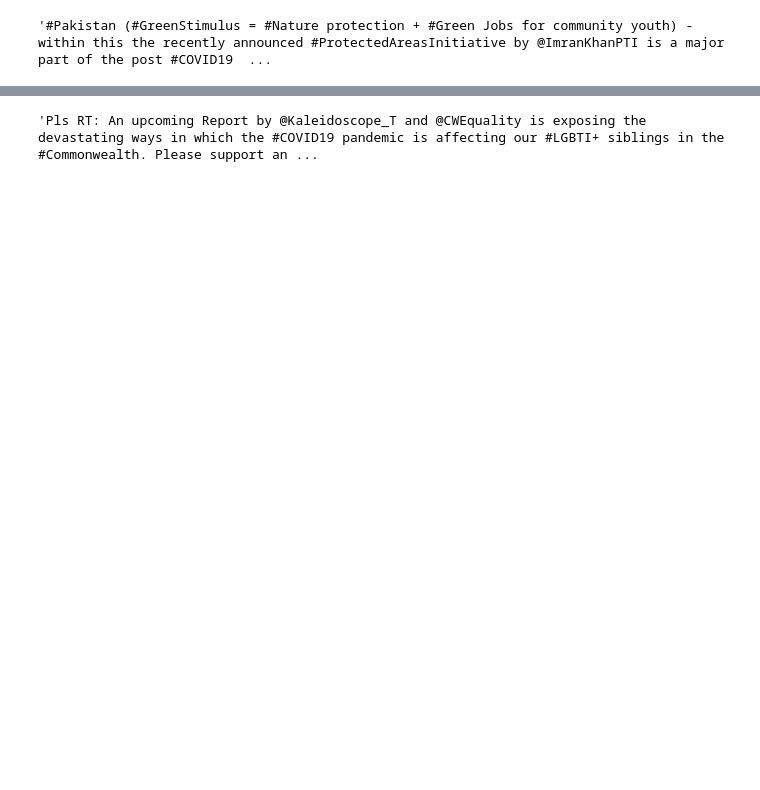
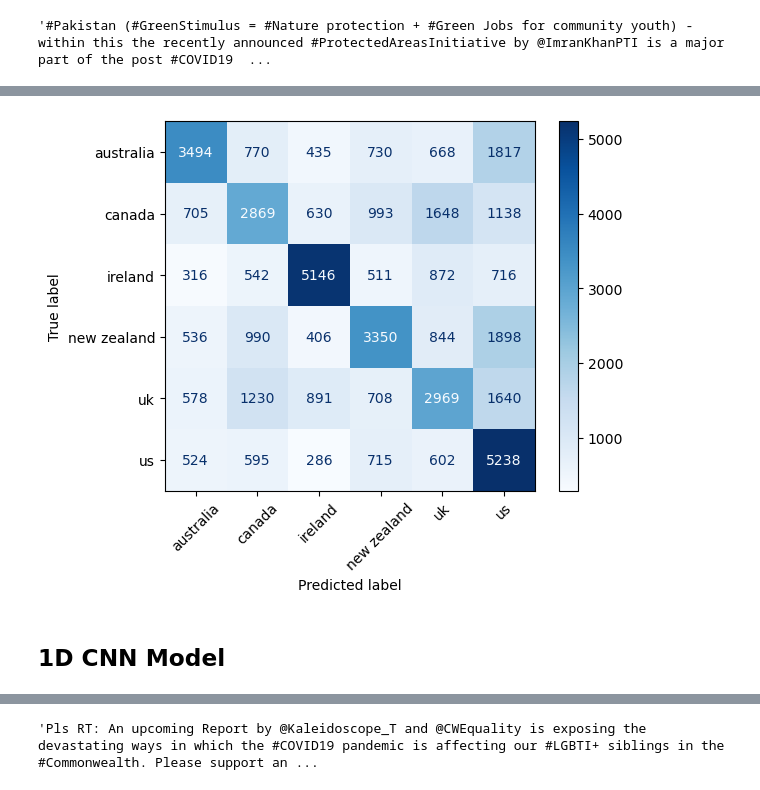
Before and after one commit to mnovovil/CountryClassificationOfCovidTweetsNLP, a Jupyter notebook: code.ipynb, the cells around one changed output, grey strips where cells are left out. Cells and saved outputs as stored; diff of their text form; code cells hidden in the pictures; blank space fills up the shorter version.

```diff
--- a/code.ipynb
+++ b/code.ipynb
@@ -307,5 +948,0 @@ len(word_index)
-# %%
-X = tokenizer.texts_to_sequences(training_df['final_text'].values)
-X = pad_sequences(X, maxlen=150)
-# %%
-y = pd.get_dummies(training_df['country'])
@@ -477,0 +949,11 @@ test_df['final_text'] = test_df['cleaned_text'] + test_df['url_info']
+# %%
+x_train, x_test, y_train, y_test = train_test_split(X,y,test_size=0.2, random_state = 0)
+# %%
+nb_pipeline = Pipeline([
+  ("tf-idf", TfidfVectorizer(sublinear_tf = True,
+  							stop_words = 'english')),
+  ("nb", MultinomialNB())
+])
+nb_pipeline.fit(x_train, y_train)
+
+y_pred_nb = nb_pipeline.predict_proba(x_test)
@@ -477,0 +962,15 @@ test_df['final_text'] = test_df['cleaned_text'] + test_df['url_info']
+# %%
+labels=['australia', 'canada', 'ireland', 'new zealand', 'uk', 'us']
+
+display = plot_confusion_matrix(
+        nb_pipeline,
+        x_test,
+        y_test,
+        display_labels=labels,
+        cmap=plt.cm.Blues,
+		xticks_rotation=45)
+plt.show()
+# %% [output]
+[figure, added]
+# %% [markdown]
+## 1D CNN Model
```
Also changed, not shown: parts of 120 cells of this notebook.
